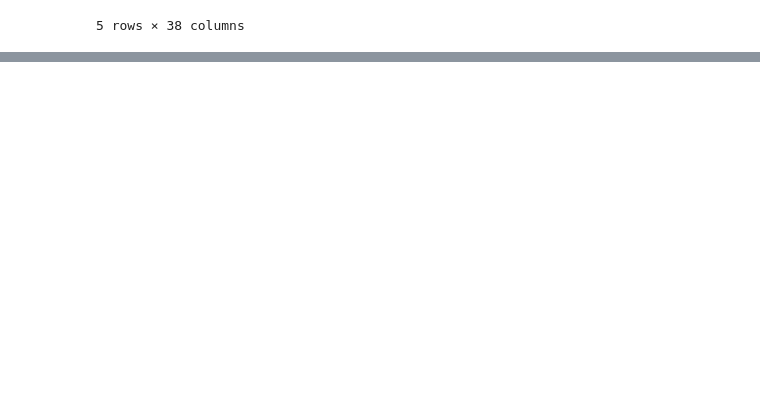
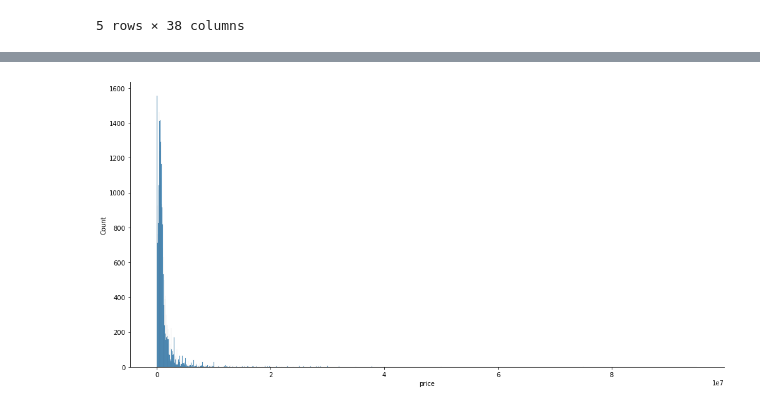
Before and after one commit to erin-vu/real_estate, a Jupyter notebook: Real Estate Analysis.ipynb, the cells around one changed output, grey strips where cells are left out. Cells and saved outputs as stored; diff of their text form; code cells hidden in the pictures; blank space fills up the shorter version.

```diff
--- a/Real Estate Analysis.ipynb
+++ b/Real Estate Analysis.ipynb
@@ -94,0 +142,4 @@ ax.hist(df['price'])
+# %%
+sns.displot(df['price'], height=7, aspect=2);
+# %% [output]
+[figure, added]
```
Also changed, not shown: parts of 19 cells of this notebook.
